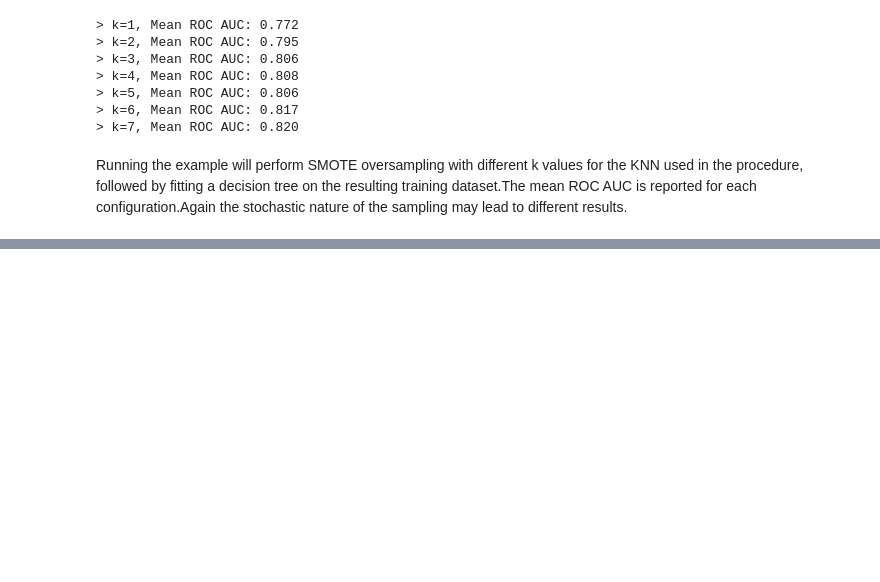
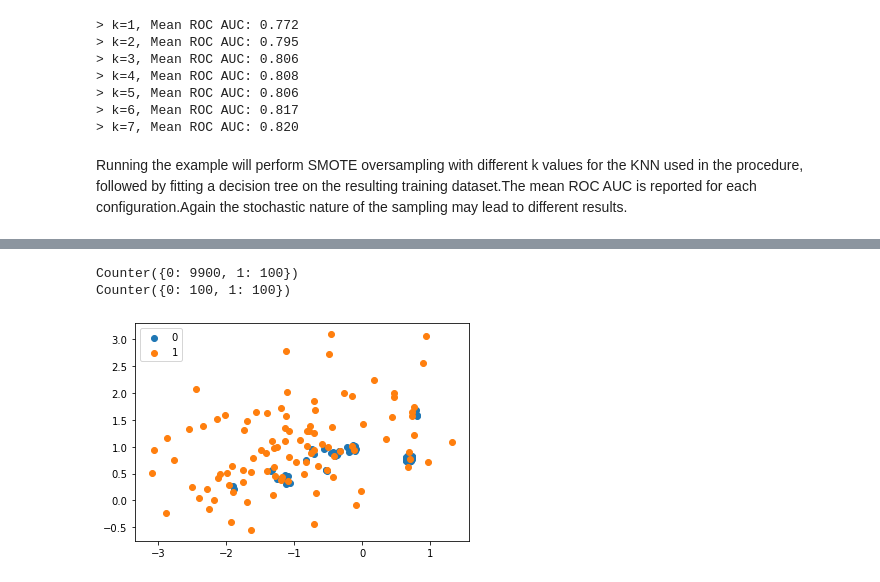
Before and after one commit to giordafrancis/imbalanced-learning, a Jupyter notebook: 4_P3_Data_Sampling.ipynb, the cells around one changed output, grey strips where cells are left out. Cells and saved outputs as stored; diff of their text form; code cells hidden in the pictures; blank space fills up the shorter version.

Commit message:
oversampling finished  and undersampling to keep methods added

```diff
--- a/4_P3_Data_Sampling.ipynb
+++ b/4_P3_Data_Sampling.ipynb
@@ -320,0 +471,29 @@ Running the example will perform SMOTE oversampling with different k values for
+# %%
+# Undersample imbalanced dataset with NearMiss-1
+from collections import Counter
+from sklearn.datasets import make_classification
+from imblearn.under_sampling import NearMiss
+from matplotlib import pyplot
+from numpy import where
+# define dataset
+X, y = make_classification(n_samples=10000, n_features=2, n_redundant=0, n_clusters_per_class=1, weights=[0.99], flip_y=0, random_state=1)
+# summarize class distribution
+counter = Counter(y)
+print(counter)
+# define the undersampling method
+undersample = NearMiss(version=1, n_neighbors=3)
+# transform the dataset
+X, y = undersample.fit_resample(X, y)
+# summarize the new class distribution
+counter = Counter(y)
+print(counter)
+# scatter plot of examples by class label
+for label, _ in counter.items():
+	row_ix = where(y == label)[0]
+	pyplot.scatter(X[row_ix, 0], X[row_ix, 1], label=str(label))
+pyplot.legend()
+pyplot.show()
+# %% [output]
+Counter({0: 9900, 1: 100})
+Counter({0: 100, 1: 100})
+[figure, added]
```
Also changed, not shown: parts of 17 cells of this notebook, 1 other file.
